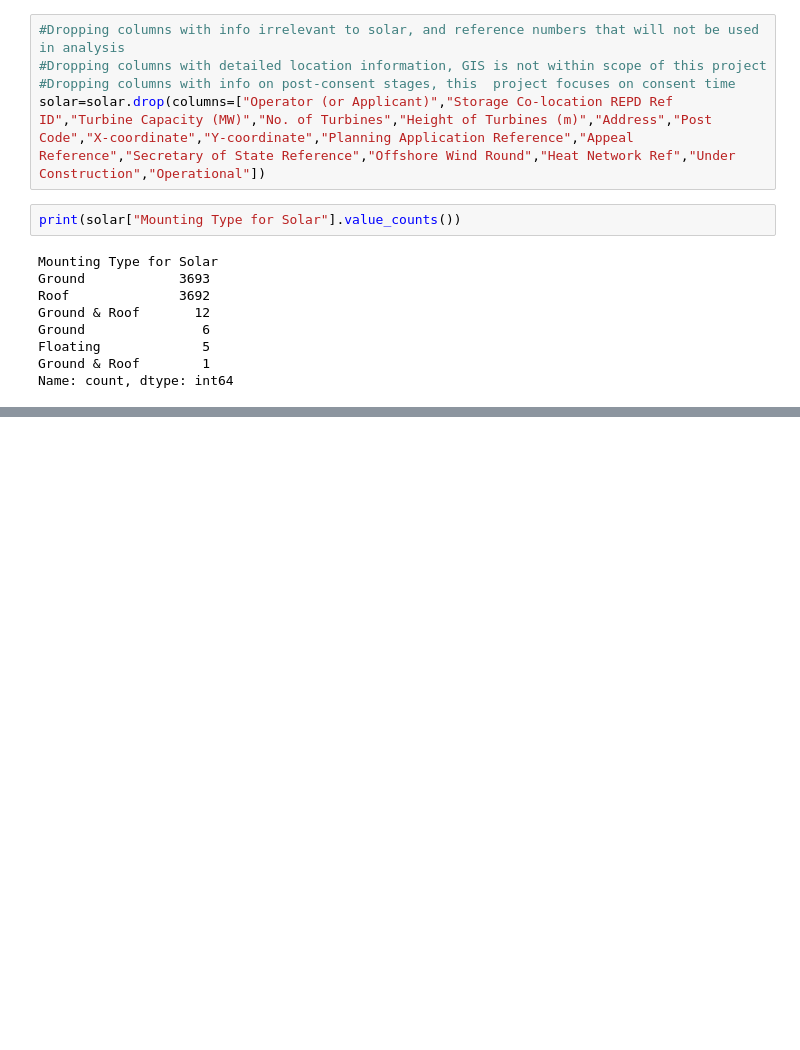
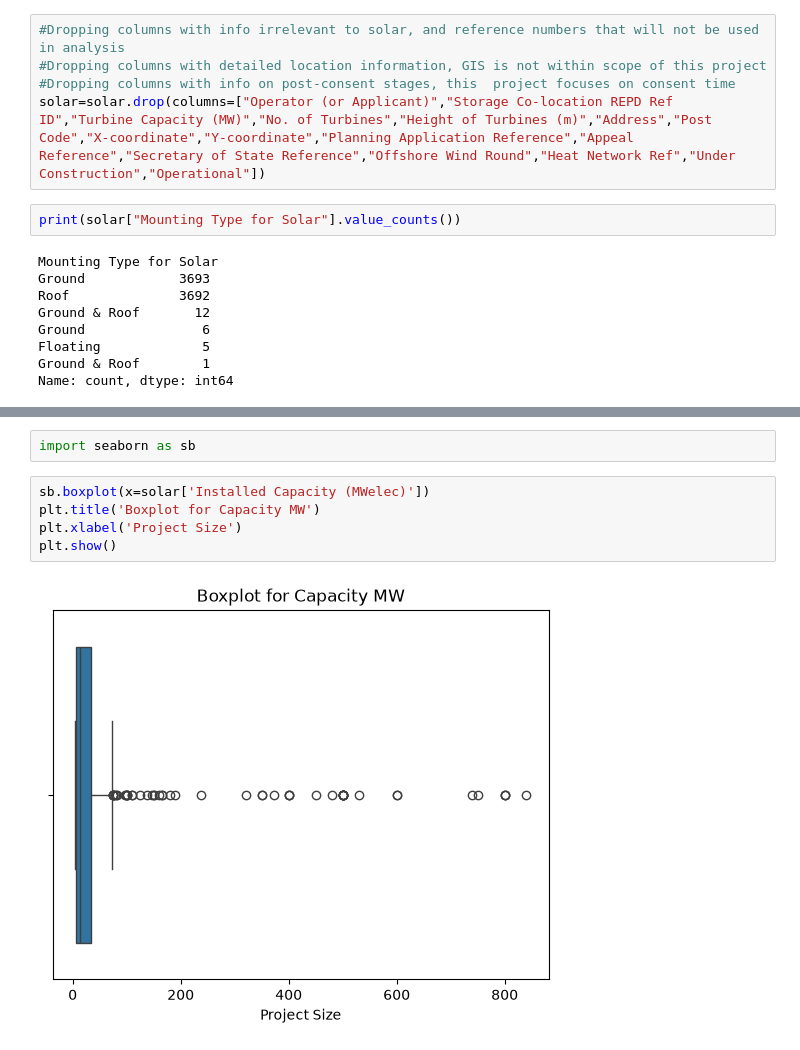
Before and after one commit to Chhchroncode/Data-Science-Solar-with-Cox, a Jupyter notebook: Python/Python_data_cleaning.ipynb, the cells around one changed output, grey strips where cells are left out. Drawn from its saved outputs; the diff is of its cells as text; blank space fills up the shorter version.

```diff
--- a/Python/Python_data_cleaning.ipynb
+++ b/Python/Python_data_cleaning.ipynb
@@ -180,0 +626,9 @@ dtype: int64
+# %%
+import seaborn as sb
+# %%
+sb.boxplot(x=solar['Installed Capacity (MWelec)'])
+plt.title('Boxplot for Capacity MW')
+plt.xlabel('Project Size')
+plt.show()
+# %% [output]
+[figure, added]
```
Also changed, not shown: parts of 59 cells of this notebook, 1 other file.
